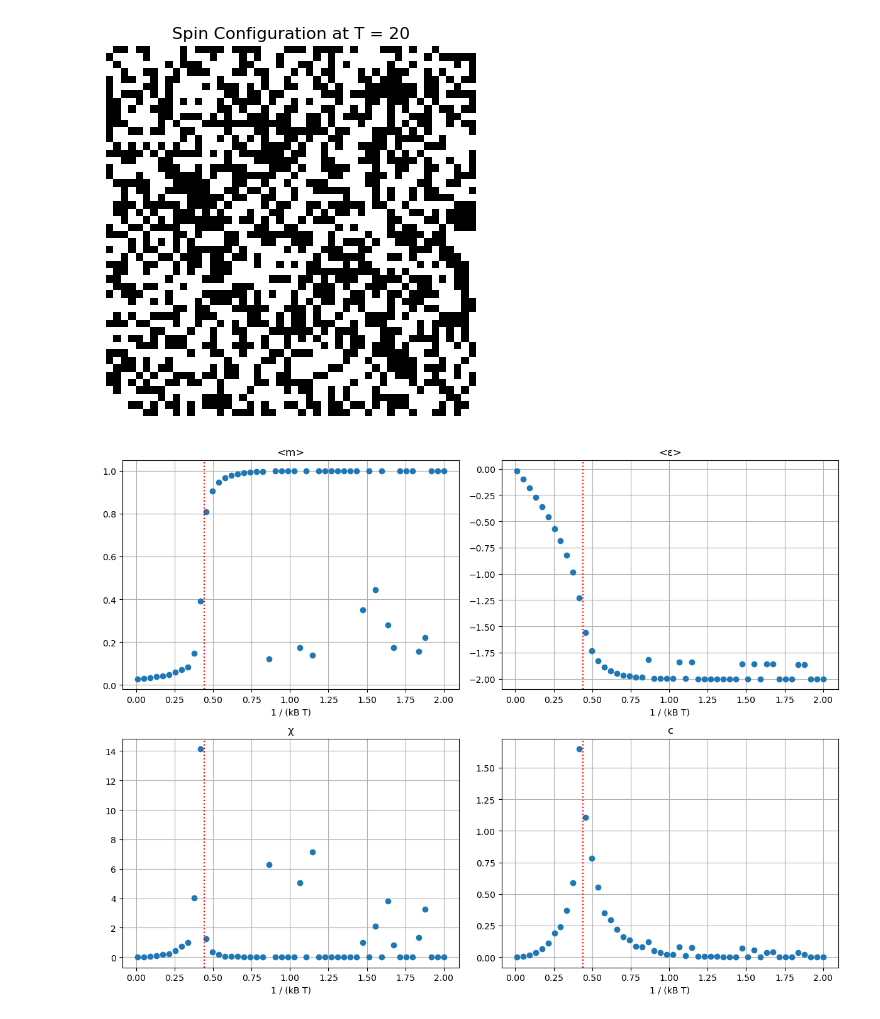
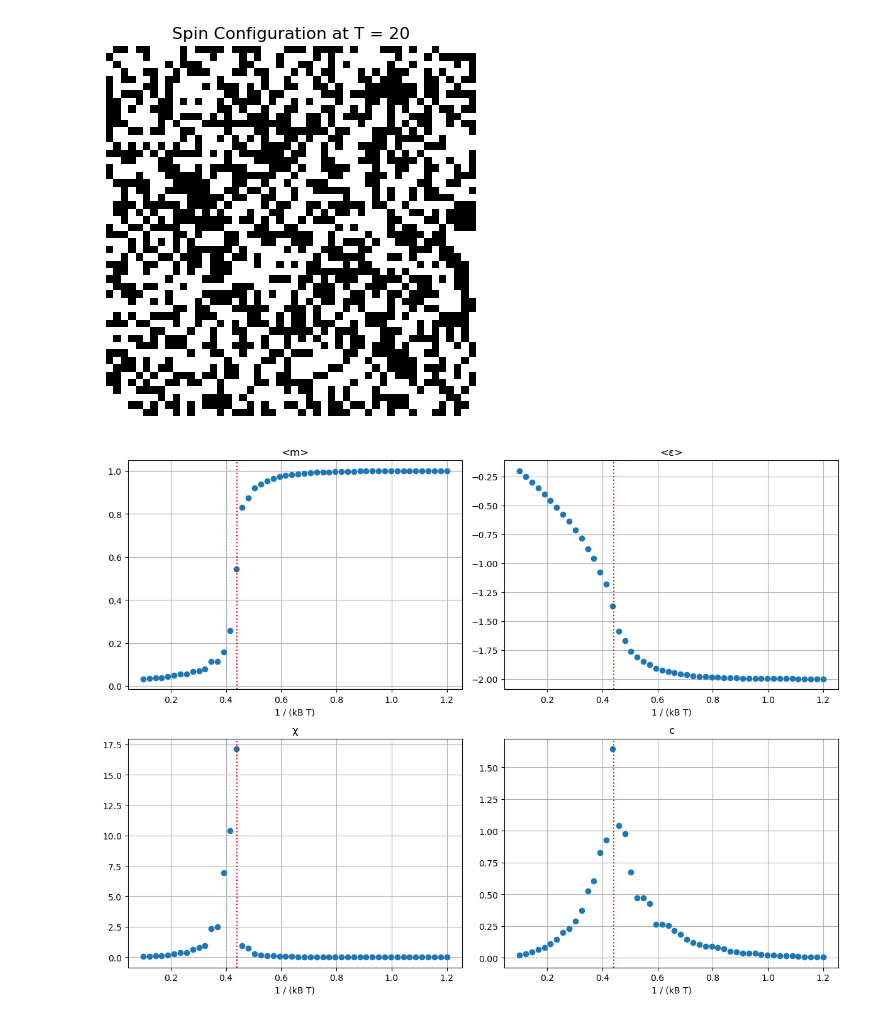
Before and after one commit to VeganSouvlaki/ising, a Jupyter notebook: ISING_FINAL.ipynb, the cells around one changed output. Drawn from its saved outputs; the diff is of its cells as text; code cells hidden in the pictures.

```diff
--- a/ISING_FINAL.ipynb
+++ b/ISING_FINAL.ipynb
@@ -151,13 +151,13 @@ import matplotlib.pyplot as plt
 J = 1 #spin interaction coefficient
 B = 0 #meta 1 // External Magnetic Field
 N = 30 # 50x50 grid
-n = 1000 # redommended 500-1000
+n = 1500 # redommended 500-1000
 steps_tot = n*(N**2)
-Nskip = 10 #vale to kai 20 meta
+Nskip = 20 #vale to kai 20 meta
 Ntherm = steps_tot//3 # throw 1/3 of total steps away
 kb = 1 #eV/K
 #T_values = np.linspace(1.5, 3.5, 20) # temperatures around curie
-x_values = np.linspace(0.01, 2.0, 50)  # 1 / (kB T)
+x_values = np.linspace(0.1, 1.2, 50)  # 1 / (kB T)
 T_list =  [1.5 , 2.269, 20]
 
 # aux matrices
@@ -242,7 +242,8 @@ T_values = 1 / (kb * x_values)
 for T in T_values:
     b = 1/(kb*T) # considering kb=1 einai to β=1/kb*T
     # Spin array --  Initial spin configuration
-    S = np.random.choice([-1, 1], size=N**2)
+    #S = np.random.choice([-1, 1], size=N**2)
+    S = np.ones([N**2])
 #    Etot = []
 #    Magtot = []
     H1 = Hamiltonian(J,B,nn,S)
@@ -280,31 +281,31 @@ for T in T_values:
 # Υπολογισμός κρίσιμης θερμοκρασίας
 Tc = 1 / (0.5 * np.log(1 + np.sqrt(2)))  # ≈ 2.269
 Tc_inv = 1 / (kb * Tc)
 
 # Δημιουργία γραφημάτων
 fig, axs = plt.subplots(2, 2, figsize=(12, 9))
 
 axs[0, 0].plot(x_values , M_list, 'o')
 axs[0, 0].set_title('<m>')
 axs[0, 0].axvline(Tc_inv, color='r', linestyle='dotted')
 
 axs[0, 1].plot(x_values , E_list, 'o')
 axs[0, 1].set_title('<ε>')
 axs[0, 1].axvline(Tc_inv, color='r', linestyle='dotted')
 
 axs[1, 0].plot(x_values , Chi_list, 'o')
 axs[1, 0].set_title('χ')
 axs[1, 0].axvline(Tc_inv, color='r', linestyle='dotted')
 
 axs[1, 1].plot(x_values , C_list, 'o')
 axs[1, 1].set_title('c')
 axs[1, 1].axvline(Tc_inv, color='r', linestyle='dotted')
 
 for ax in axs.flat:
     ax.grid(True)
     ax.set_xlabel('1 / (kB T)')
 
 plt.tight_layout()
 plt.show()
 # %% [output]
-[figure, old version]
+[figure, new version]
```
